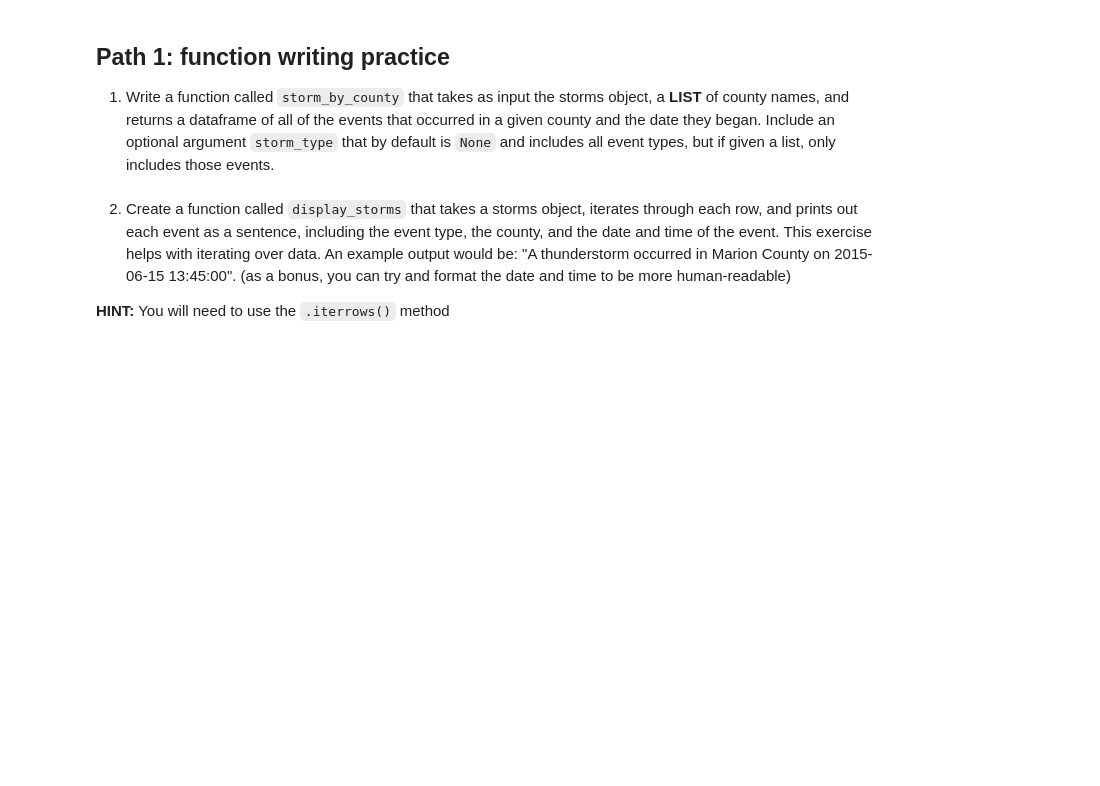
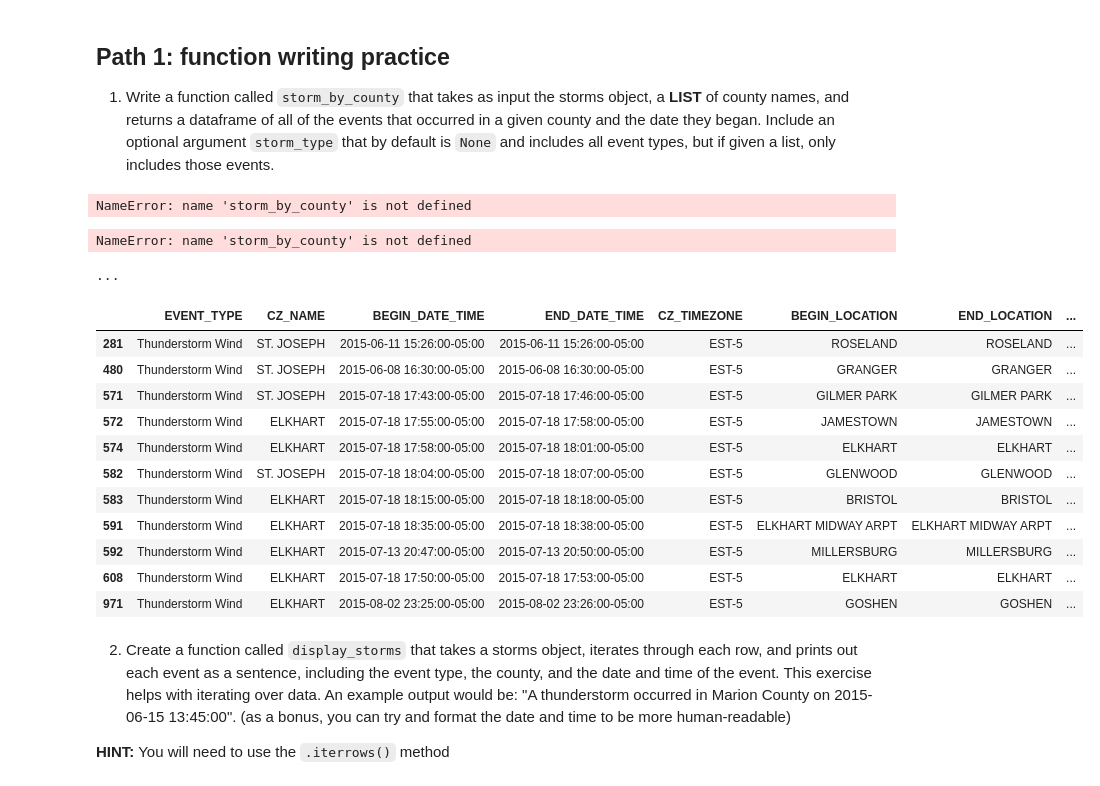
Before and after one commit to harvardinformatics/python-intensive, a Jupyter notebook: Python-Part6.ipynb, the cells around one changed output. Cells and saved outputs as stored; diff of their text form; code cells hidden in the pictures; blank space fills up the shorter version.

```diff
--- a/Python-Part6.ipynb
+++ b/Python-Part6.ipynb
@@ -8,5 +8,9 @@ For our final section, we are going to do some exploratory analysis of a real wo
 # This line downloads the file locally to the same folder as your notebook
 !wget https://raw.githubusercontent.com/harvardinformatics/python-intensive/refs/heads/main/data/indiana_storms_full.csv
 
+import os
+
 # This line stores the local file path as a Python string variable
 storms_file = 'indiana_storms_full.csv'
+if not os.path.isfile(storms_file):
+    storms_file = 'data/indiana_storms_full.csv'
@@ -149,21 +313,45 @@ Now that we have imported our data, cleaned it up and begun to explore it, let's
 # test your function
 # should return 8 rows of data
 storm_by_county(storms_df, ["OHIO"])
+# %% [output]
+NameError: name 'storm_by_county' is not defined
 # %%
 # test your function
 # should return 11 rows of data
 
 storm_by_county(storms_df, ["ELKHART", "ST. JOSEPH"], ["Thunderstorm Wind"])
+# %% [output]
+NameError: name 'storm_by_county' is not defined
 # %%
 #@title Solution {display-mode: "form"}
 
 def storm_by_county(storms, county, storm_type=None):
     if storm_type:
         matches = storms[(storms['CZ_NAME'].isin(county)) & (storms['EVENT_TYPE'].isin(storm_type))]
     else:
         matches = storms[(storms['CZ_NAME'].isin(county))]
 
     return matches
+
+storm_by_county(storms_df, ["OHIO"])
+
+print("...")
+
+storm_by_county(storms_df, ["ELKHART", "ST. JOSEPH"], ["Thunderstorm Wind"])
+# %% [output]
+...
+|  | EVENT_TYPE | CZ_NAME | BEGIN_DATE_TIME | END_DATE_TIME | CZ_TIMEZONE | BEGIN_LOCATION | END_LOCATION | ... |
+| 281 | Thunderstorm Wind | ST. JOSEPH | 2015-06-11 15:26:00-05:00 | 2015-06-11 15:26:00-05:00 | EST-5 | ROSELAND | ROSELAND | ... |
+| 480 | Thunderstorm Wind | ST. JOSEPH | 2015-06-08 16:30:00-05:00 | 2015-06-08 16:30:00-05:00 | EST-5 | GRANGER | GRANGER | ... |
+| 571 | Thunderstorm Wind | ST. JOSEPH | 2015-07-18 17:43:00-05:00 | 2015-07-18 17:46:00-05:00 | EST-5 | GILMER PARK | GILMER PARK | ... |
+| 572 | Thunderstorm Wind | ELKHART | 2015-07-18 17:55:00-05:00 | 2015-07-18 17:58:00-05:00 | EST-5 | JAMESTOWN | JAMESTOWN | ... |
+| 574 | Thunderstorm Wind | ELKHART | 2015-07-18 17:58:00-05:00 | 2015-07-18 18:01:00-05:00 | EST-5 | ELKHART | ELKHART | ... |
+| 582 | Thunderstorm Wind | ST. JOSEPH | 2015-07-18 18:04:00-05:00 | 2015-07-18 18:07:00-05:00 | EST-5 | GLENWOOD | GLENWOOD | ... |
+| 583 | Thunderstorm Wind | ELKHART | 2015-07-18 18:15:00-05:00 | 2015-07-18 18:18:00-05:00 | EST-5 | BRISTOL | BRISTOL | ... |
+| 591 | Thunderstorm Wind | ELKHART | 2015-07-18 18:35:00-05:00 | 2015-07-18 18:38:00-05:00 | EST-5 | ELKHART MIDWAY ARPT | ELKHART MIDWAY ARPT | ... |
+| 592 | Thunderstorm Wind | ELKHART | 2015-07-13 20:47:00-05:00 | 2015-07-13 20:50:00-05:00 | EST-5 | MILLERSBURG | MILLERSBURG | ... |
+| 608 | Thunderstorm Wind | ELKHART | 2015-07-18 17:50:00-05:00 | 2015-07-18 17:53:00-05:00 | EST-5 | ELKHART | ELKHART | ... |
+| 971 | Thunderstorm Wind | ELKHART | 2015-08-02 23:25:00-05:00 | 2015-08-02 23:26:00-05:00 | EST-5 | GOSHEN | GOSHEN | ... |
 # %% [markdown]
 2. Create a function called `display_storms` that takes a storms object, iterates through each row, and prints out each event as a sentence, including the event type, the county, and the date and time of the event. This exercise helps with iterating over data. An example output would be: "A thunderstorm occurred in Marion County on 2015-06-15 13:45:00". (as a bonus, you can try and format the date and time to be more human-readable)
 
```
Also changed, not shown: parts of 27 cells of this notebook, 20 other files.
